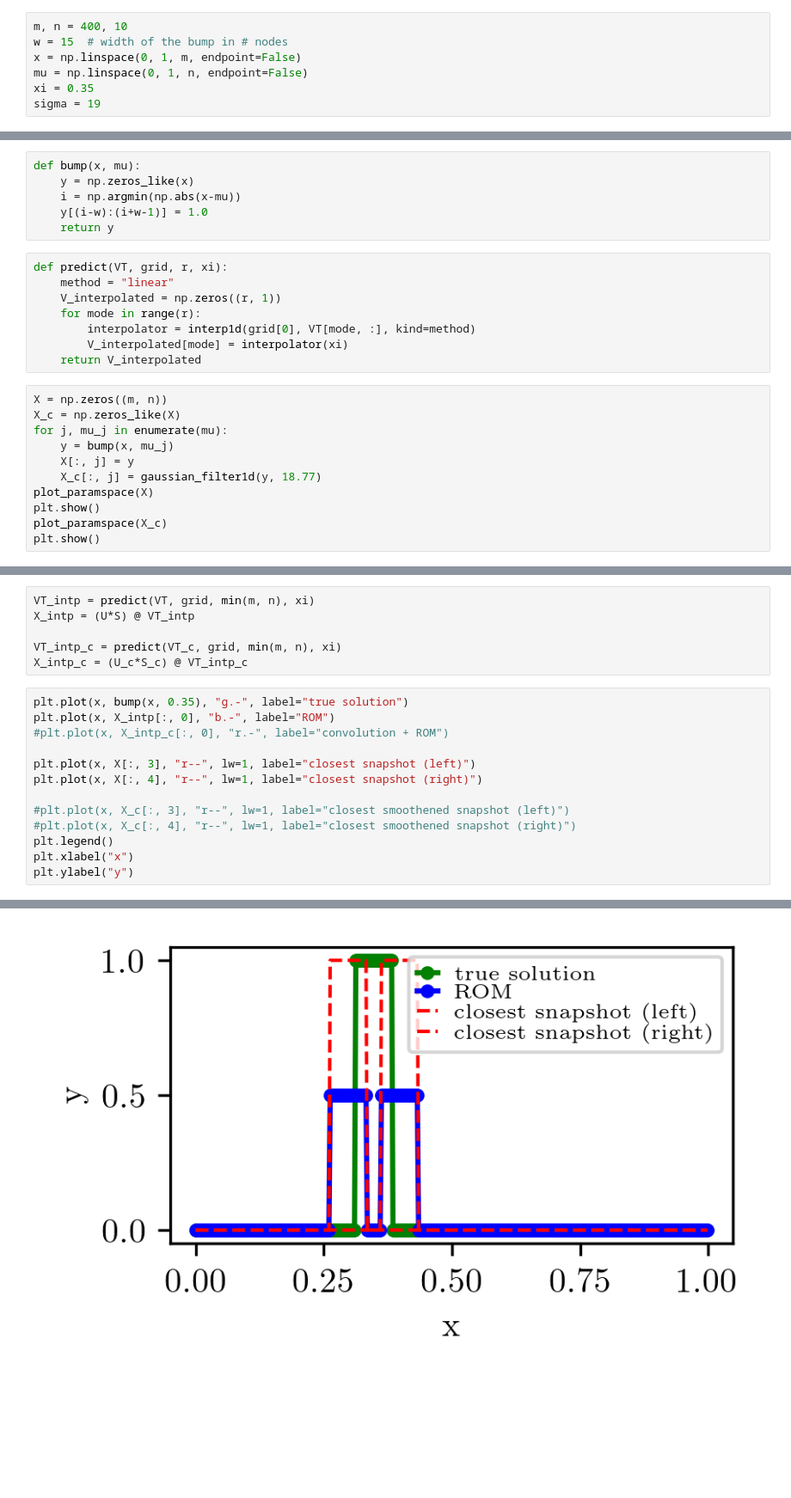
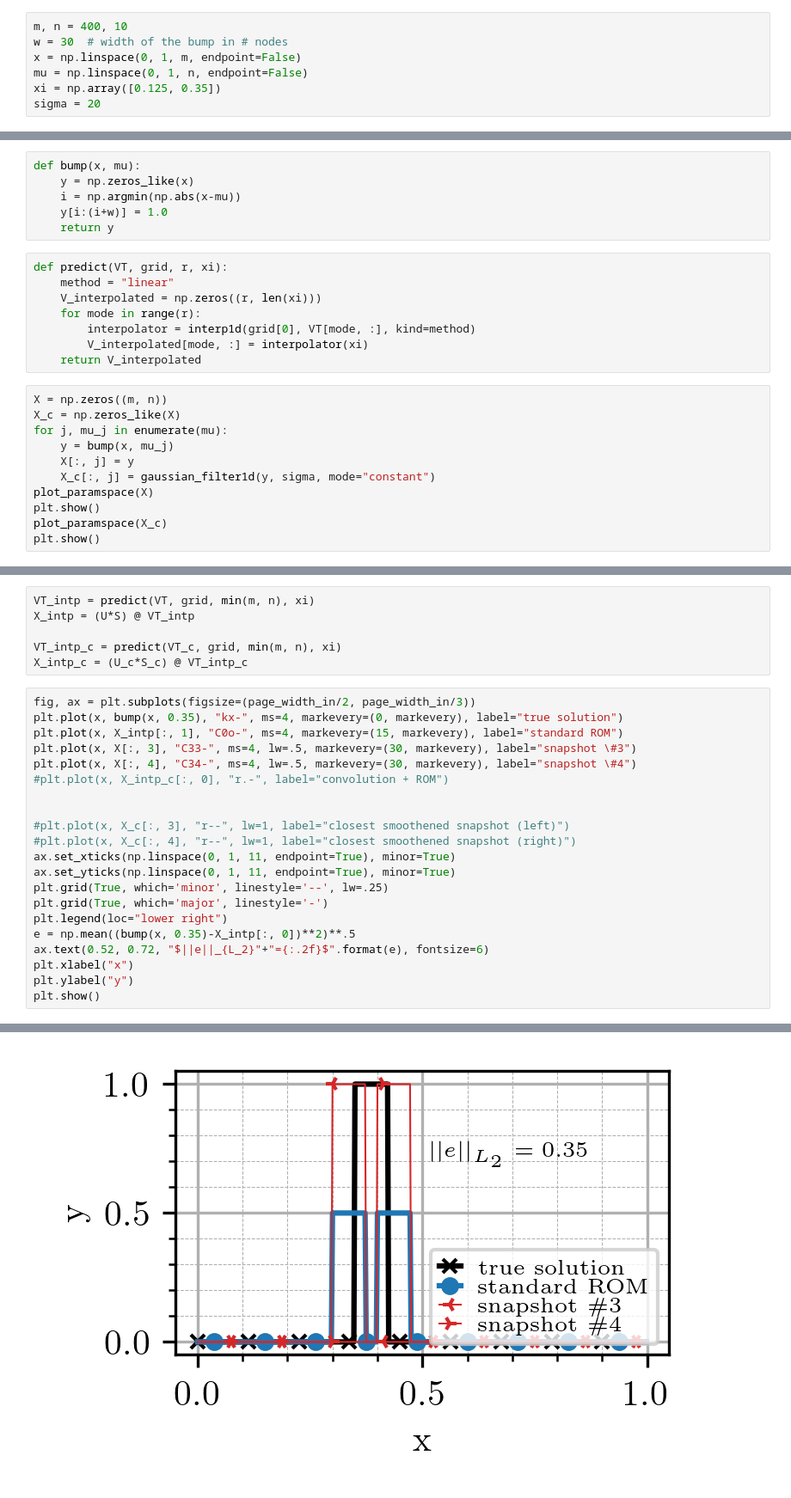
Before and after one commit to flabowski/POD-ROM-and-gaussian-convolution, a Jupyter notebook: notebooks/1D test case.ipynb, the cells around one changed output, grey strips where cells are left out. Shown at 86% size. Cells and saved outputs as stored; diff of their text form; blank space fills up the shorter version.

```diff
--- a/notebooks/1D test case.ipynb
+++ b/notebooks/1D test case.ipynb
@@ -41,8 +46,8 @@ pth = "../Plots/"
 8.030570172000001
 # %%
 m, n = 400, 10
-w = 15  # width of the bump in # nodes
+w = 30  # width of the bump in # nodes
 x = np.linspace(0, 1, m, endpoint=False)
 mu = np.linspace(0, 1, n, endpoint=False)
-xi = 0.35
-sigma = 19
+xi = np.array([0.125, 0.35])
+sigma = 20
@@ -59,15 +68,15 @@ def plot_paramspace(X):
 def bump(x, mu):
     y = np.zeros_like(x)
     i = np.argmin(np.abs(x-mu))
-    y[(i-w):(i+w-1)] = 1.0
+    y[i:(i+w)] = 1.0
     return y
 # %%
 def predict(VT, grid, r, xi):
     method = "linear"
-    V_interpolated = np.zeros((r, 1))
+    V_interpolated = np.zeros((r, len(xi)))
     for mode in range(r):
         interpolator = interp1d(grid[0], VT[mode, :], kind=method)
-        V_interpolated[mode] = interpolator(xi)
+        V_interpolated[mode, :] = interpolator(xi)
     return V_interpolated
 # %%
 X = np.zeros((m, n))
@@ -75,7 +84,7 @@ X_c = np.zeros_like(X)
 for j, mu_j in enumerate(mu):
     y = bump(x, mu_j)
     X[:, j] = y
-    X_c[:, j] = gaussian_filter1d(y, 18.77)
+    X_c[:, j] = gaussian_filter1d(y, sigma, mode="constant")
 plot_paramspace(X)
 plt.show()
 plot_paramspace(X_c)
@@ -95,16 +132,24 @@ X_intp = (U*S) @ VT_intp
 VT_intp_c = predict(VT_c, grid, min(m, n), xi)
 X_intp_c = (U_c*S_c) @ VT_intp_c
 # %%
-plt.plot(x, bump(x, 0.35), "g.-", label="true solution")
-plt.plot(x, X_intp[:, 0], "b.-", label="ROM")
+fig, ax = plt.subplots(figsize=(page_width_in/2, page_width_in/3))
+plt.plot(x, bump(x, 0.35), "kx-", ms=4, markevery=(0, markevery), label="true solution")
+plt.plot(x, X_intp[:, 1], "C0o-", ms=4, markevery=(15, markevery), label="standard ROM")
+plt.plot(x, X[:, 3], "C33-", ms=4, lw=.5, markevery=(30, markevery), label="snapshot \#3")
+plt.plot(x, X[:, 4], "C34-", ms=4, lw=.5, markevery=(30, markevery), label="snapshot \#4")
 #plt.plot(x, X_intp_c[:, 0], "r.-", label="convolution + ROM")
 
-plt.plot(x, X[:, 3], "r--", lw=1, label="closest snapshot (left)")
-plt.plot(x, X[:, 4], "r--", lw=1, label="closest snapshot (right)")
 
 #plt.plot(x, X_c[:, 3], "r--", lw=1, label="closest smoothened snapshot (left)")
 #plt.plot(x, X_c[:, 4], "r--", lw=1, label="closest smoothened snapshot (right)")
-plt.legend()
+ax.set_xticks(np.linspace(0, 1, 11, endpoint=True), minor=True)
+ax.set_yticks(np.linspace(0, 1, 11, endpoint=True), minor=True)
+plt.grid(True, which='minor', linestyle='--', lw=.25)
+plt.grid(True, which='major', linestyle='-')
+plt.legend(loc="lower right")
+e = np.mean((bump(x, 0.35)-X_intp[:, 0])**2)**.5
+ax.text(0.52, 0.72, "$||e||_{L_2}"+"={:.2f}$".format(e), fontsize=6)
 plt.xlabel("x")
 plt.ylabel("y")
+plt.show()
 # %% [output]
@@ -112,4 +156,4 @@ Text(0, 0.5, 'y')
-[figure, old version]
+[figure, new version]
 # %%
 np.sum((bump(x, 0.35)-X_intp[:, 0])**2)**.5
 # %% [output]
```
Also changed, not shown: parts of 17 cells of this notebook.
